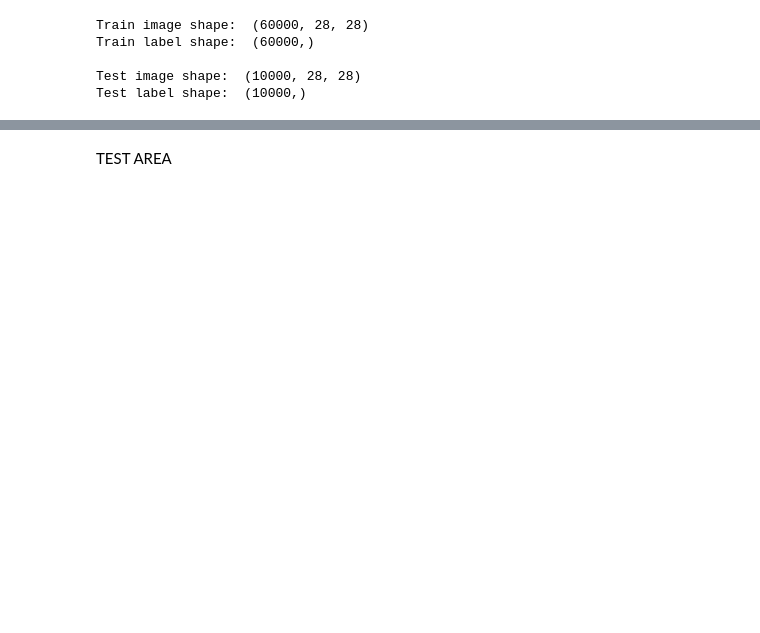
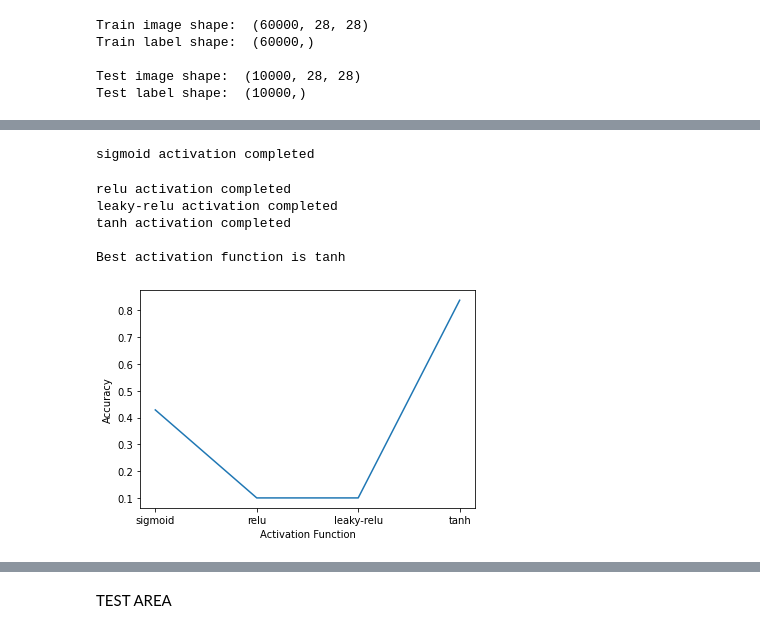
Before and after one commit to dbtronics/COMP551---Miniproject-3-Classification-of-Image-Data-, a Jupyter notebook: Group_18_Miniproject_3.ipynb, the cells around one changed output, grey strips where cells are left out. Cells and saved outputs as stored; diff of their text form; code cells hidden in the pictures; blank space fills up the shorter version.

```diff
--- a/Group_18_Miniproject_3.ipynb
+++ b/Group_18_Miniproject_3.ipynb
@@ -320,0 +425,24 @@ Mean [training, validation] accuracy of [0.985, 0.835]
+# %%
+activation_array = ["sigmoid", "relu", "leaky-relu", "tanh"]
+best_activation=""
+act_acc = np.zeros(len(activation_array))
+for activation_index in range(len(activation_array)):
+  model = MLP(x_test.shape[1], np.max(y_test)+1, activation = activation_array[activation_index], hidden_layer=2)
+  model.fit(x_train, y_train, 50)
+  yh = model.predict(x_test)
+  act_acc[activation_index] = model.eval_acc(yh, y_test)
+  print("%s activation completed" % activation_array[activation_index])
+best_activation = activation_array[np.argmax(act_acc)]
+plt.plot(activation_array, act_acc)
+plt.xlabel("Activation Function")
+plt.ylabel("Accuracy")
+plt.show()
+print("\nBest activation function is %s" % best_activation)
+# %% [output]
+sigmoid activation completed
+relu activation completed
+leaky-relu activation completed
+tanh activation completed
+
+Best activation function is tanh
+[figure, added]
```
Also changed, not shown: parts of 16 cells of this notebook.
